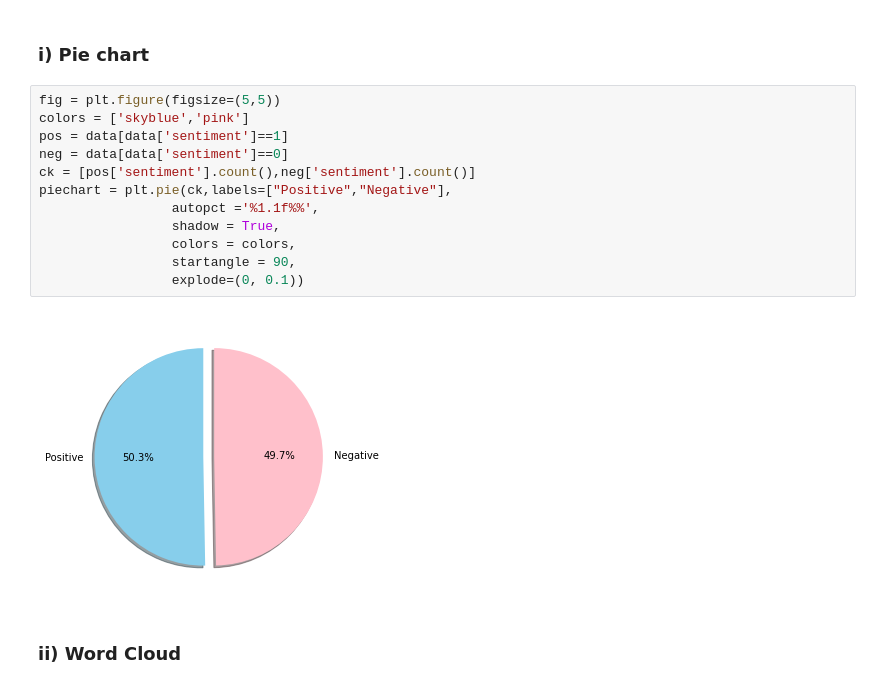
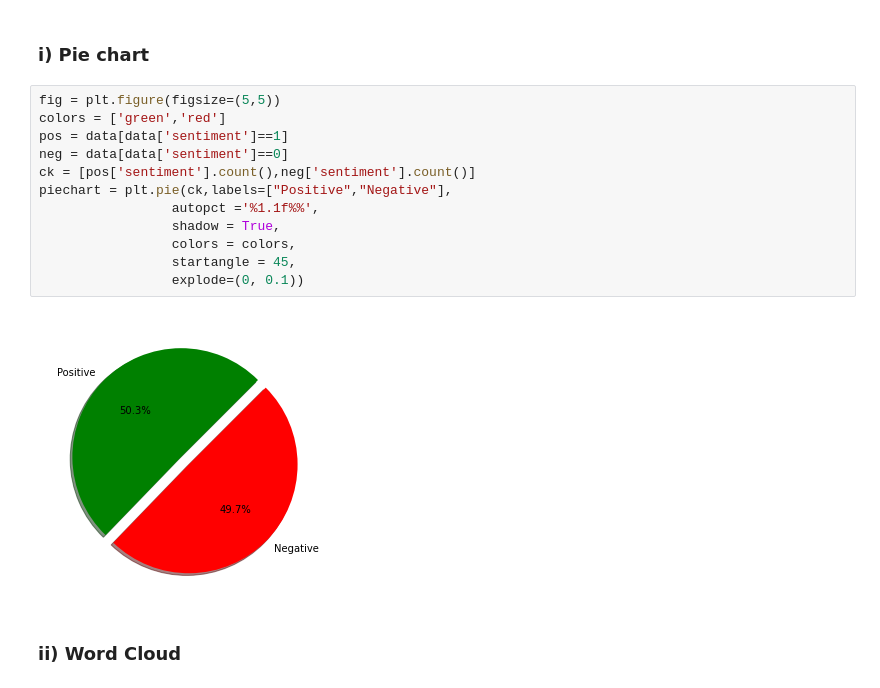
Before and after one commit to sanketsborkar/sentiment_analysis, a Jupyter notebook: Assignment_4_200487463_Sanket_Borkar.ipynb, the cells around one changed output. Cells and saved outputs as stored; diff of their text form.

```diff
--- a/Assignment_4_200487463_Sanket_Borkar.ipynb
+++ b/Assignment_4_200487463_Sanket_Borkar.ipynb
@@ -61,18 +52,18 @@ data['sentiment'] = sentiment_data
 ### i) Pie chart
 # %%
 fig = plt.figure(figsize=(5,5))
-colors = ['skyblue','pink']
+colors = ['green','red']
 pos = data[data['sentiment']==1]
 neg = data[data['sentiment']==0]
 ck = [pos['sentiment'].count(),neg['sentiment'].count()]
 piechart = plt.pie(ck,labels=["Positive","Negative"],
                  autopct ='%1.1f%%',
                  shadow = True,
                  colors = colors,
-                 startangle = 90,
+                 startangle = 45,
                  explode=(0, 0.1))
 # %% [output]
-[figure, old version]
+[figure, new version]
 # %% [markdown]
 ### ii) Word Cloud
 # %%
```
Also changed, not shown: parts of 7 cells of this notebook, 1 other file.
